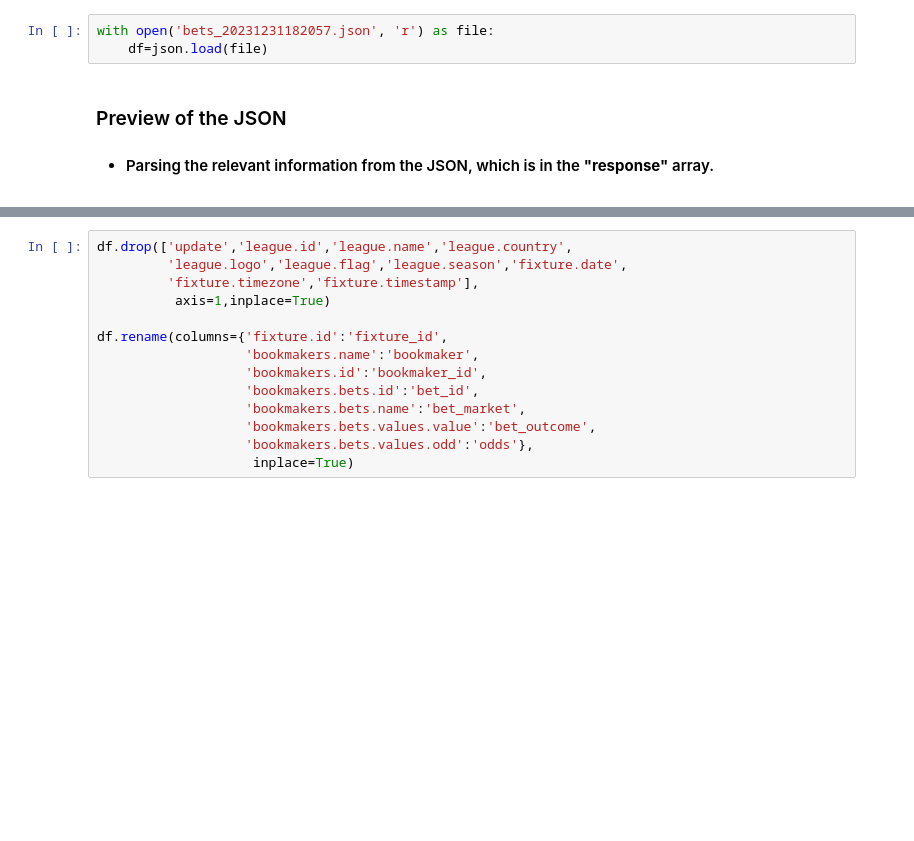
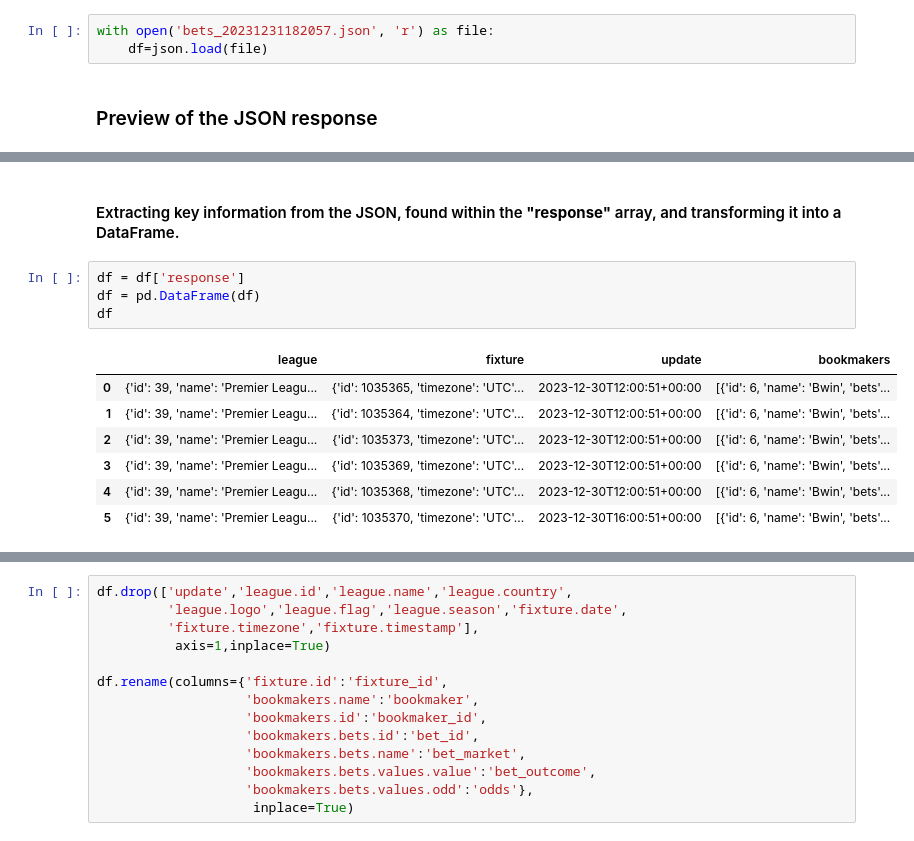
Before and after one commit to tamasmocsanyi/project1, a Jupyter notebook: bets _project1.ipynb, the cells around one changed output, grey strips where cells are left out. Cells and saved outputs as stored; diff of their text form; blank space fills up the shorter version.

```diff
--- a/bets _project.ipynb
+++ b/bets _project1.ipynb
@@ -46,7 +46,20 @@ else:
 with open('bets_20231231182057.json', 'r') as file:
     df=json.load(file)
 # %% [markdown]
-### Preview of the JSON
-- #### Parsing the relevant information from the JSON, which is in the **"response"** array.
+### Preview of the JSON response
 # %% [markdown]
 ![preview.png](attachment:preview.png)
+# %% [markdown]
+#### Extracting key information from the JSON, found within the **"response"** array, and transforming it into a DataFrame.
+# %%
+df = df['response']
+df = pd.DataFrame(df)
+df
+# %% [output]
+|  | league | fixture | update | bookmakers |
+| 0 | {'id': 39, 'name': 'Premier Leagu... | {'id': 1035365, 'timezone': 'UTC'... | 2023-12-30T12:00:51+00:00 | [{'id': 6, 'name': 'Bwin', 'bets'... |
+| 1 | {'id': 39, 'name': 'Premier Leagu... | {'id': 1035364, 'timezone': 'UTC'... | 2023-12-30T12:00:51+00:00 | [{'id': 6, 'name': 'Bwin', 'bets'... |
+| 2 | {'id': 39, 'name': 'Premier Leagu... | {'id': 1035373, 'timezone': 'UTC'... | 2023-12-30T12:00:51+00:00 | [{'id': 6, 'name': 'Bwin', 'bets'... |
+| 3 | {'id': 39, 'name': 'Premier Leagu... | {'id': 1035369, 'timezone': 'UTC'... | 2023-12-30T12:00:51+00:00 | [{'id': 6, 'name': 'Bwin', 'bets'... |
+| 4 | {'id': 39, 'name': 'Premier Leagu... | {'id': 1035368, 'timezone': 'UTC'... | 2023-12-30T12:00:51+00:00 | [{'id': 6, 'name': 'Bwin', 'bets'... |
+| 5 | {'id': 39, 'name': 'Premier Leagu... | {'id': 1035370, 'timezone': 'UTC'... | 2023-12-30T16:00:51+00:00 | [{'id': 6, 'name': 'Bwin', 'bets'... |
```
Also changed, not shown: parts of 15 cells of this notebook, 1 other file.
